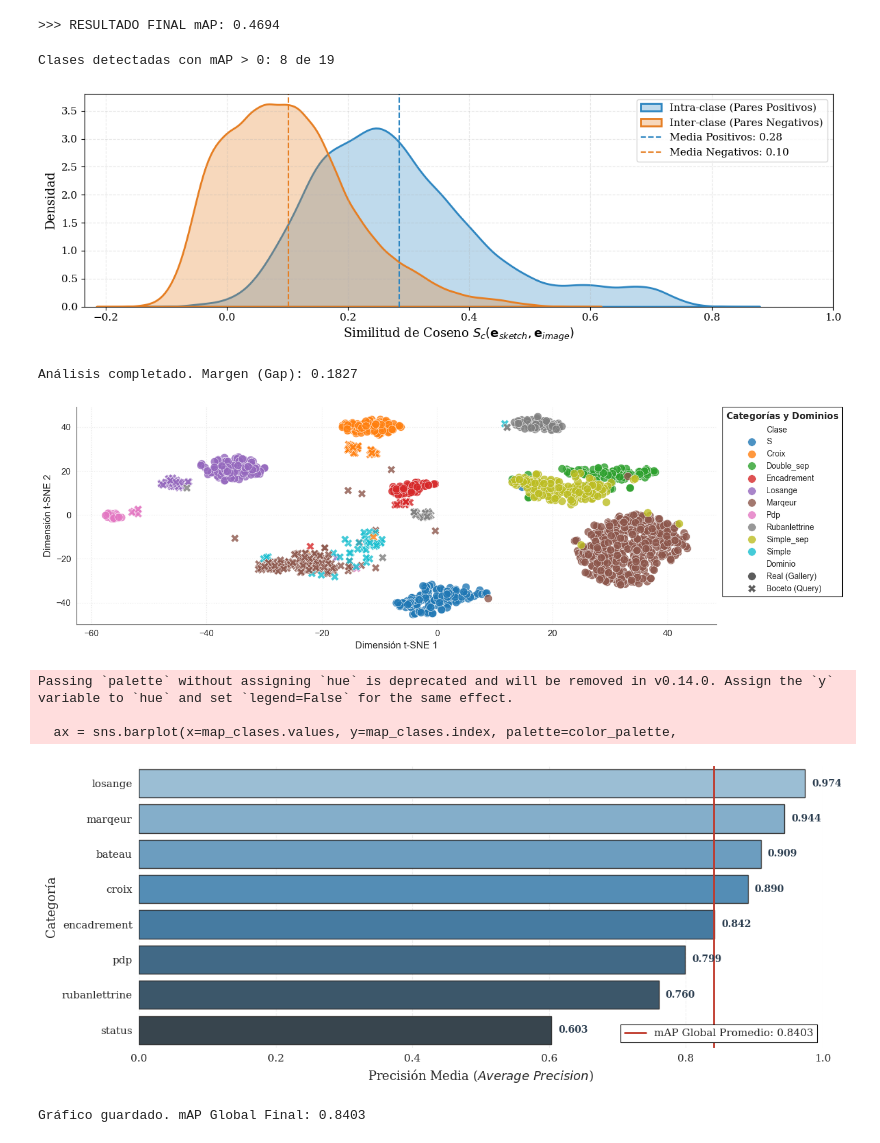
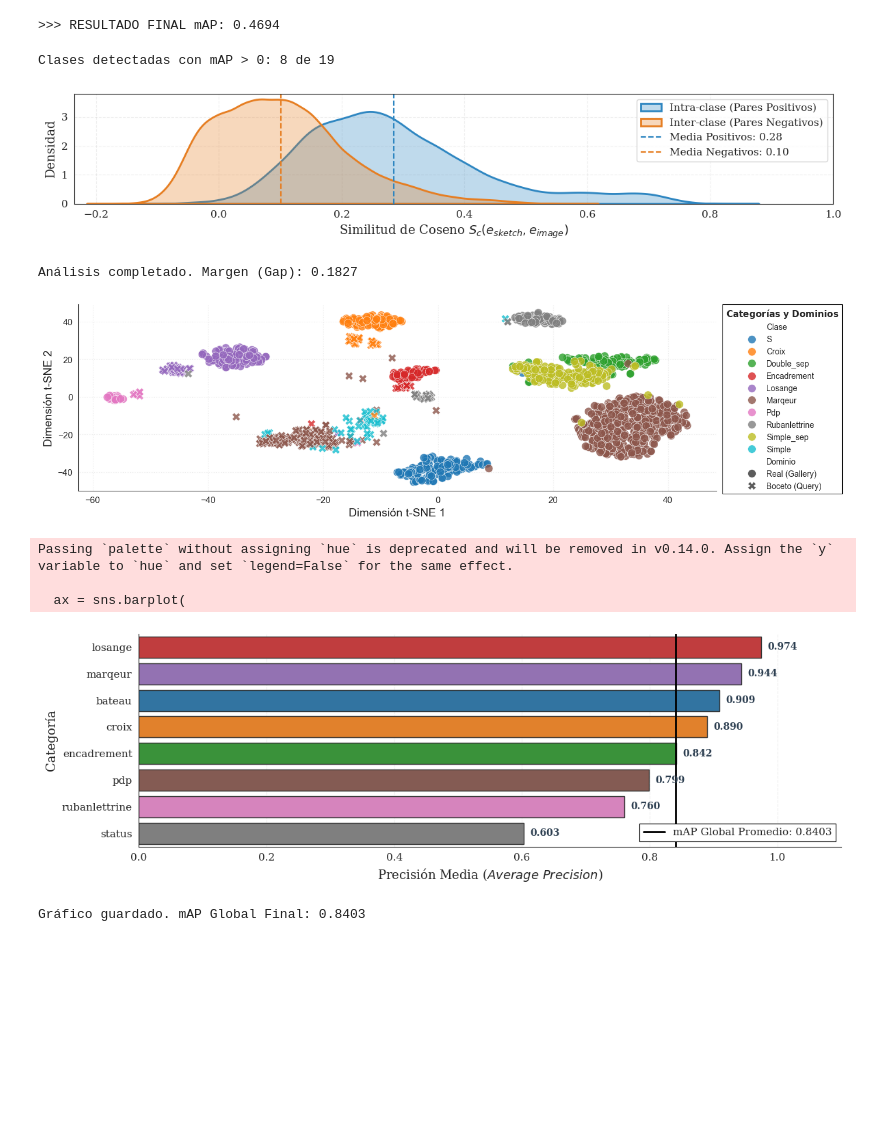
Before and after one commit to LukasWolff2002/TAREA_1_RECON_VISUAL, a Jupyter notebook: analisis_tarea_1.ipynb, the cells around one changed output. Drawn from its saved outputs; the diff is of its cells as text; code cells hidden in the pictures; blank space fills up the shorter version.

```diff
--- a/analisis.ipynb
+++ b/analisis_tarea_1.ipynb
@@ -306,38 +306,38 @@ try:
             inter_clase.extend(sims_filtered[~mascara_positivos])
 
     # 5. Generación del gráfico alargado
-    plt.figure(figsize=(12, 4))
+    plt.figure(figsize=(12, 2.5))
 
     color_pos = "#2E86C1" # Azul
     color_neg = "#E67E22" # Naranja
 
     sns.kdeplot(intra_clase, label="Intra-clase (Pares Positivos)",
                 fill=True, color=color_pos, linewidth=2, alpha=0.3)
     sns.kdeplot(inter_clase, label="Inter-clase (Pares Negativos)",
                 fill=True, color=color_neg, linewidth=2, alpha=0.3)
 
     plt.axvline(np.mean(intra_clase), color=color_pos, linestyle="--",
                 label=f"Media Positivos: {np.mean(intra_clase):.2f}")
     plt.axvline(np.mean(inter_clase), color=color_neg, linestyle="--",
                 label=f"Media Negativos: {np.mean(inter_clase):.2f}")
 
     #plt.title(f"Separación de Dominios (Solo Clases con mAP > 0: {len(clases_validas)} clases)", pad=15)
-    plt.xlabel(r"Similitud de Coseno $S_c(\mathbf{e}_{sketch}, \mathbf{e}_{image})$")
+    plt.xlabel(r"Similitud de Coseno $S_c(e_{sketch}, e_{image})$")
     plt.ylabel("Densidad")
     plt.legend(loc="upper right", frameon=True)
 
     plt.xlim(min(inter_clase)-0.05, 1.0)
     plt.tight_layout()
     plt.savefig("separacion_dominios_filtrado.png", dpi=300)
     plt.show()
 
     print(f"Análisis completado. Margen (Gap): {np.mean(intra_clase) - np.mean(inter_clase):.4f}")
 
 except Exception as e:
     print(f"Ocurrió un error: {e}")
 # %% [output]
 Clases detectadas con mAP > 0: 8 de 19
-[figure, old version]
+[figure, new version]
 Análisis completado. Margen (Gap): 0.1827
 # %%
 import torch
@@ -351,7 +351,7 @@ from sklearn.manifold import TSNE
 plt.rcParams.update({
     "font.family": "serif",
     "font.size": 11,
-    "axes.labelsize": 12,
+    "axes.labelsize": 14,
     "axes.titlesize": 14,
     "legend.fontsize": 10,
     "axes.grid": True,
@@ -379,7 +379,7 @@ try:
     df_plot['Dominio'] = df_plot['dtype'].map({'sketch': 'Boceto (Query)', 'image': 'Real (Gallery)'})
 
     # 3. Creación del Gráfico Achicado Verticalmente
-    plt.figure(figsize=(14, 4.5)) # Más delgado verticalmente
+    plt.figure(figsize=(14, 4)) # Más delgado verticalmente
     sns.set_style("white")
 
     palette = sns.color_palette("tab10", n_colors=len(top_cats))
@@ -432,7 +432,7 @@ try:
 except Exception as e:
     print(f"Ocurrió un error: {e}")
 # %% [output]
-[figure, old version]
+[figure, new version]
 # %%
 import torch
 import numpy as np
@@ -441,9 +441,7 @@ import matplotlib.pyplot as plt
 import seaborn as sns
 from sklearn.metrics.pairwise import cosine_similarity
 
-# ========================================================
-# 1. CONFIGURACIÓN ESTÉTICA PARA PUBLICACIÓN (PAPER)
-# ========================================================
+# 1. CONFIGURACIÓN ESTÉTICA (Consistente con el código anterior)
 plt.rcParams.update({
     "font.family": "serif",
     "font.size": 12,
@@ -464,7 +462,6 @@ try:
     df = pd.DataFrame(data["records"])
     X = np.stack([r.numpy() for r in df['embedding']])
 
-    # Filtro de categorías con representación en ambos dominios [cite: 11, 158]
     cats_sketches = set(df[df['dtype'] == 'sketch']['category'])
     cats_images = set(df[df['dtype'] == 'image']['category'])
     clases_comunes = sorted(list(cats_sketches.intersection(cats_images)))
@@ -473,12 +470,11 @@ try:
     df_f = df[mask].copy()
     X_f = X[mask.values]
 
-    # Separar Consultas (Bocetos) y Galería (Imágenes)
     is_q = (df_f['dtype'] == 'sketch').values
     X_q, labels_q = X_f[is_q], df_f['category'].values[is_q]
     X_g, labels_g = X_f[~is_q], df_f['category'].values[~is_q]
 
-    # 3. CÁLCULO DE MÉTRICAS (mAP) [cite: 71, 79]
+    # 3. CÁLCULO DE MÉTRICAS (mAP)
     def calcular_ap(sims, q_label, g_labels):
         idx = np.argsort(-sims)
         relevancia = (g_labels[idx] == q_label).astype(int)
@@ -494,43 +490,50 @@ try:
     map_global = map_clases.mean()
 
     # ========================================================
-    # 4. GENERACIÓN DEL GRÁFICO (COLORES PROFESIONALES Y LEYENDA OPACA)
+    # 4. GENERACIÓN DEL GRÁFICO CON COLORES CONSISTENTES
     # ========================================================
-    plt.figure(figsize=(12, 5))
+    plt.figure(figsize=(12, 4)) # Un poco más alto para legibilidad
 
-    # Paleta de colores sobria (Blues_d) para un look de manuscrito/paper serio
-    color_palette = sns.color_palette("Blues_d", n_colors=len(map_clases))
+    # CREACIÓN DE MAPEO DE COLORES FIJO
+    # Usamos 'tab10' como en tu t-SNE original para que "Silla" sea del mismo color en ambos
+    categorias_ordenadas = sorted(clases_comunes)
+    palette_base = sns.color_palette("tab10", n_colors=len(categorias_ordenadas))
+    color_map = dict(zip(categorias_ordenadas, palette_base))
 
-    ax = sns.barplot(x=map_clases.values, y=map_clases.index, palette=color_palette,
-                     edgecolor="0.2", linewidth=1)
+    # Asignamos los colores según el orden de mAP actual
+    colores_barras = [color_map[cat] for cat in map_clases.index]
 
-    # Línea de mAP Global [cite: 42, 233]
-    plt.axvline(x=map_global, color='#C0392B', linestyle='-', linewidth=2,
+    ax = sns.barplot(
+        x=map_clases.values,
+        y=map_clases.index,
+        palette=colores_barras, # Aplicamos la lista de colores mapeados
+        edgecolor="0.2",
+        linewidth=1
+    )
+
+    # Línea de mAP Global
+    plt.axvline(x=map_global, color="#000000", linestyle='-', linewidth=2,
                 label=f'mAP Global Promedio: {map_global:.4f}')
 
-    # Títulos y etiquetas
-    #plt.title("Rendimiento mAP por Categoría: Evaluación del Encoder iDoc", pad=20)
     plt.xlabel(r"Precisión Media ($Average\ Precision$)")
     plt.ylabel("Categoría")
+    plt.xlim(0, 1.1) # Espacio extra para los números
+    sns.despine(left=False, bottom=False)
 
-    plt.xlim(0, 1.0)
-    sns.despine(left=True, bottom=True)
-
-    # Añadir valores numéricos con contraste
+    # Añadir valores numéricos
     for i, v in enumerate(map_clases.values):
         ax.text(v + 0.01, i, f'{v:.3f}', va='center', fontsize=10,
                 fontweight='bold', color='#2C3E50')
 
-    # Configuración de Leyenda NO traslúcida (Opaca)
-    leg = plt.legend(loc="lower right", frameon=True, fancybox=False, shadow=False)
-    leg.get_frame().set_alpha(1.0)      # Opacidad total (1.0)
-    leg.get_frame().set_edgecolor('black') # Borde definido
+    # Leyenda Opaca
+    leg = plt.legend(loc="lower right", frameon=True, fancybox=False)
+    leg.get_frame().set_alpha(1.0)
+    leg.get_frame().set_edgecolor('black')
     leg.get_frame().set_linewidth(0.8)
 
     plt.grid(axis='x', linestyle='--', alpha=0.3)
-
     plt.tight_layout()
-    plt.savefig("map_categorias_estilo_paper.png", dpi=300, bbox_inches="tight")
+    plt.savefig("map_categorias_consistente.png", dpi=300, bbox_inches="tight")
     plt.show()
 
     print(f"Gráfico guardado. mAP Global Final: {map_global:.4f}")
@@ -540,6 +543,6 @@ except Exception as e:
 # %% [output]
 Passing `palette` without assigning `hue` is deprecated and will be removed in v0.14.0. Assign the `y` variable to `hue` and set `legend=False` for the same effect.
 
-  ax = sns.barplot(x=map_clases.values, y=map_clases.index, palette=color_palette,
+  ax = sns.barplot(
-[figure, old version]
+[figure, new version]
 Gráfico guardado. mAP Global Final: 0.8403
```
Also changed, not shown: 14 other files.
